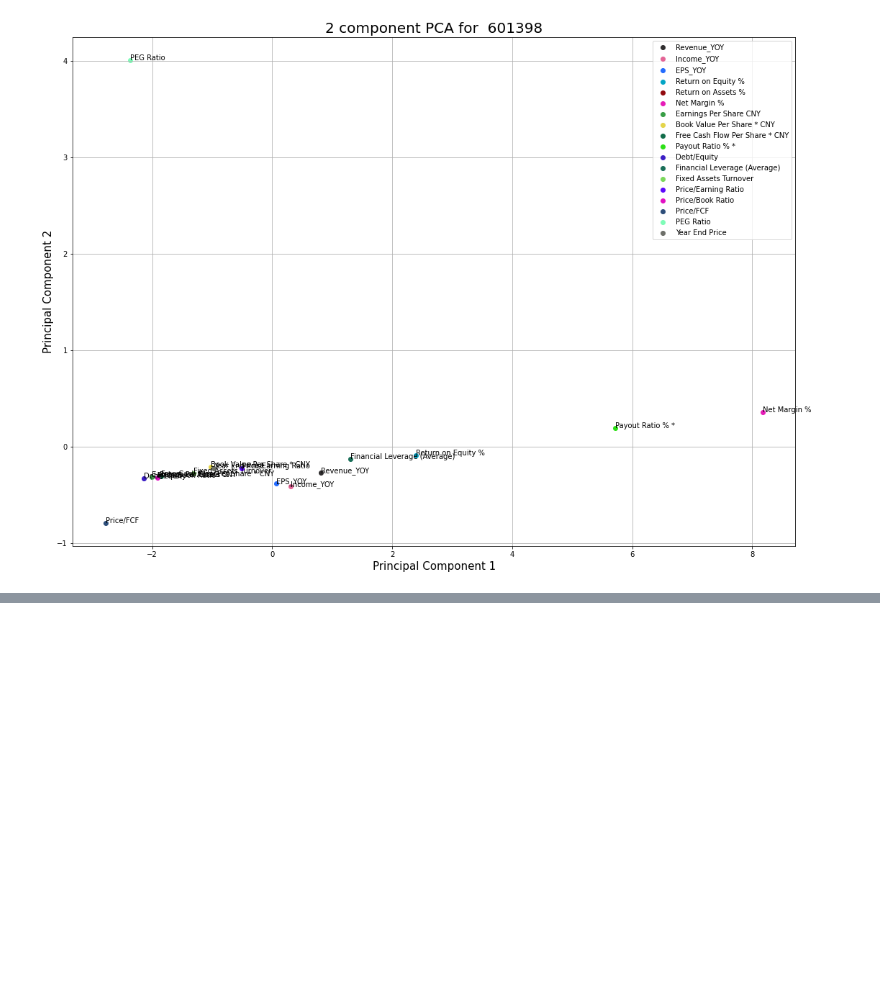
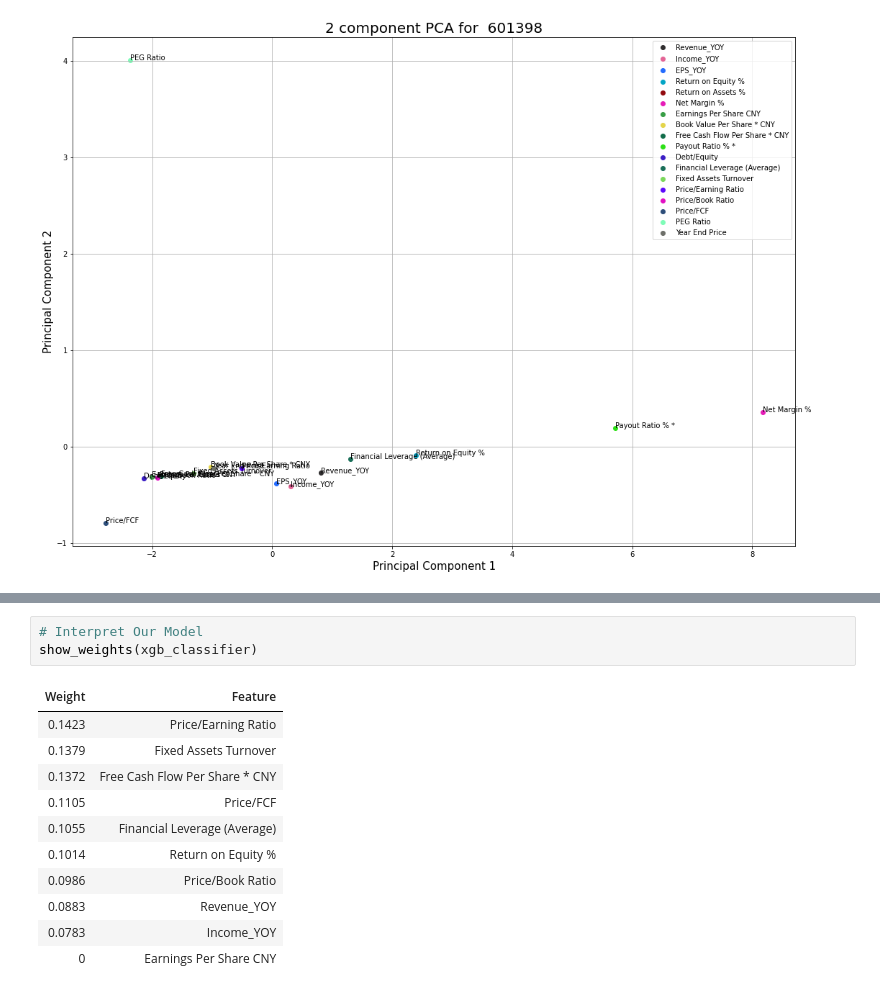
Before and after one commit to szetong/WQU-Group-24, a Jupyter notebook: WQU_Group_24.ipynb, the cells around one changed output, grey strips where cells are left out. Cells and saved outputs as stored; diff of their text form; blank space fills up the shorter version.

```diff
--- a/WQU_Group_24.ipynb
+++ b/WQU_Group_24.ipynb
@@ -746,0 +928,15 @@ ax.grid()
+# %%
+# Interpret Our Model
+show_weights(xgb_classifier)
+# %% [output]
+| Weight | Feature |
+| 0.1423 | Price/Earning Ratio |
+| 0.1379 | Fixed Assets Turnover |
+| 0.1372 | Free Cash Flow Per Share * CNY |
+| 0.1105 | Price/FCF |
+| 0.1055 | Financial Leverage (Average) |
+| 0.1014 | Return on Equity % |
+| 0.0986 | Price/Book Ratio |
+| 0.0883 | Revenue_YOY |
+| 0.0783 | Income_YOY |
+| 0 | Earnings Per Share CNY |
```
Also changed, not shown: parts of 13 cells of this notebook.
